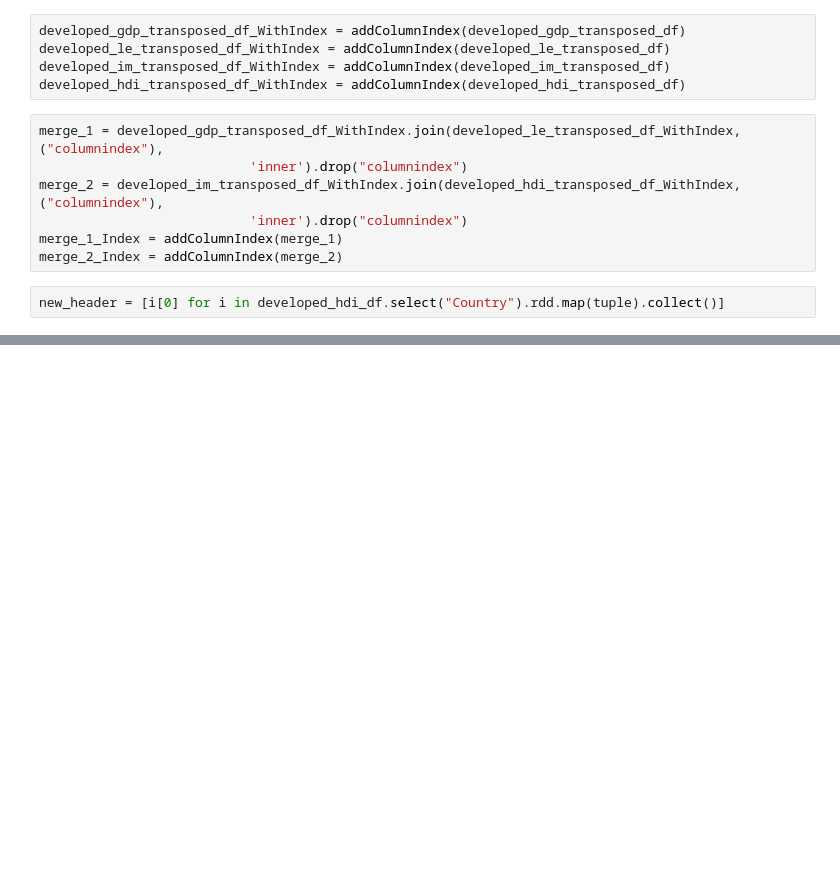
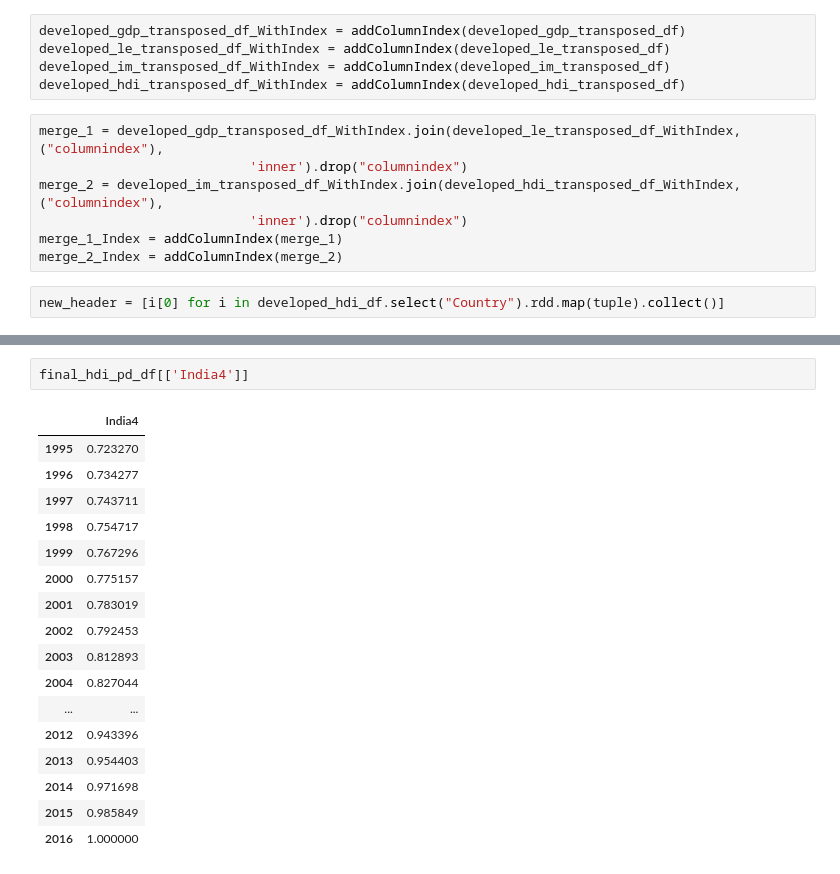
Before and after one commit to Sid231/India-Developed-Country-2020, a Jupyter notebook: Spark_Developed_countries_visual.ipynb, the cells around one changed output, grey strips where cells are left out. Saved outputs shown, nothing was run; the diff lists cells and outputs as text; blank space fills up the shorter version.

```diff
--- a/Spark_Developed_countries_visual.ipynb
+++ b/Spark_Developed_countries_visual.ipynb
@@ -223,0 +254,20 @@ print((grand_df_countries.count(), len(grand_df_countries.columns)))
+# %%
+final_hdi_pd_df[['India4']]
+# %% [output]
+|  | India4 |
+| 1995 | 0.723270 |
+| 1996 | 0.734277 |
+| 1997 | 0.743711 |
+| 1998 | 0.754717 |
+| 1999 | 0.767296 |
+| 2000 | 0.775157 |
+| 2001 | 0.783019 |
+| 2002 | 0.792453 |
+| 2003 | 0.812893 |
+| 2004 | 0.827044 |
+| ... | ... |
+| 2012 | 0.943396 |
+| 2013 | 0.954403 |
+| 2014 | 0.971698 |
+| 2015 | 0.985849 |
+| 2016 | 1.000000 |
```
Also changed, not shown: parts of 8 cells of this notebook, 27 other files.
